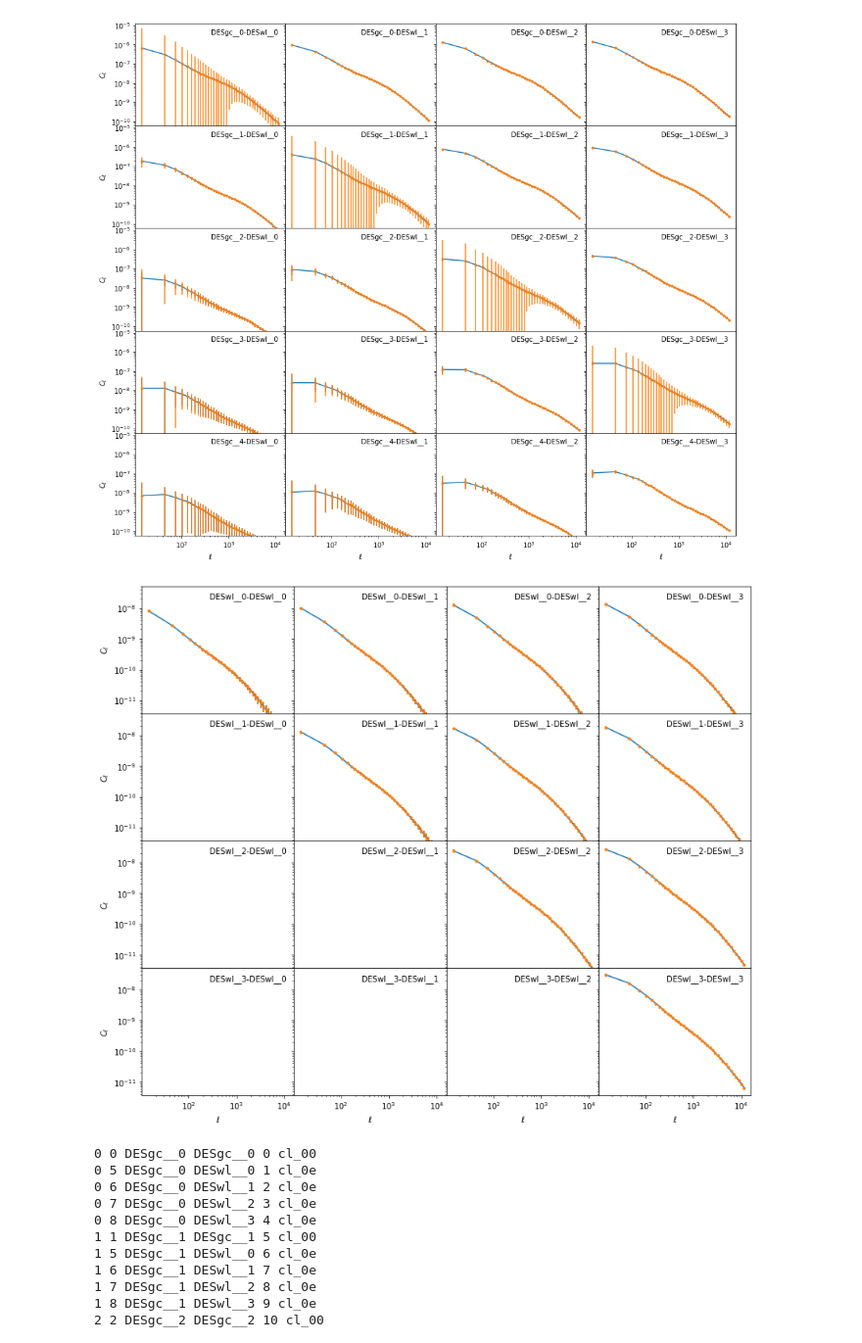
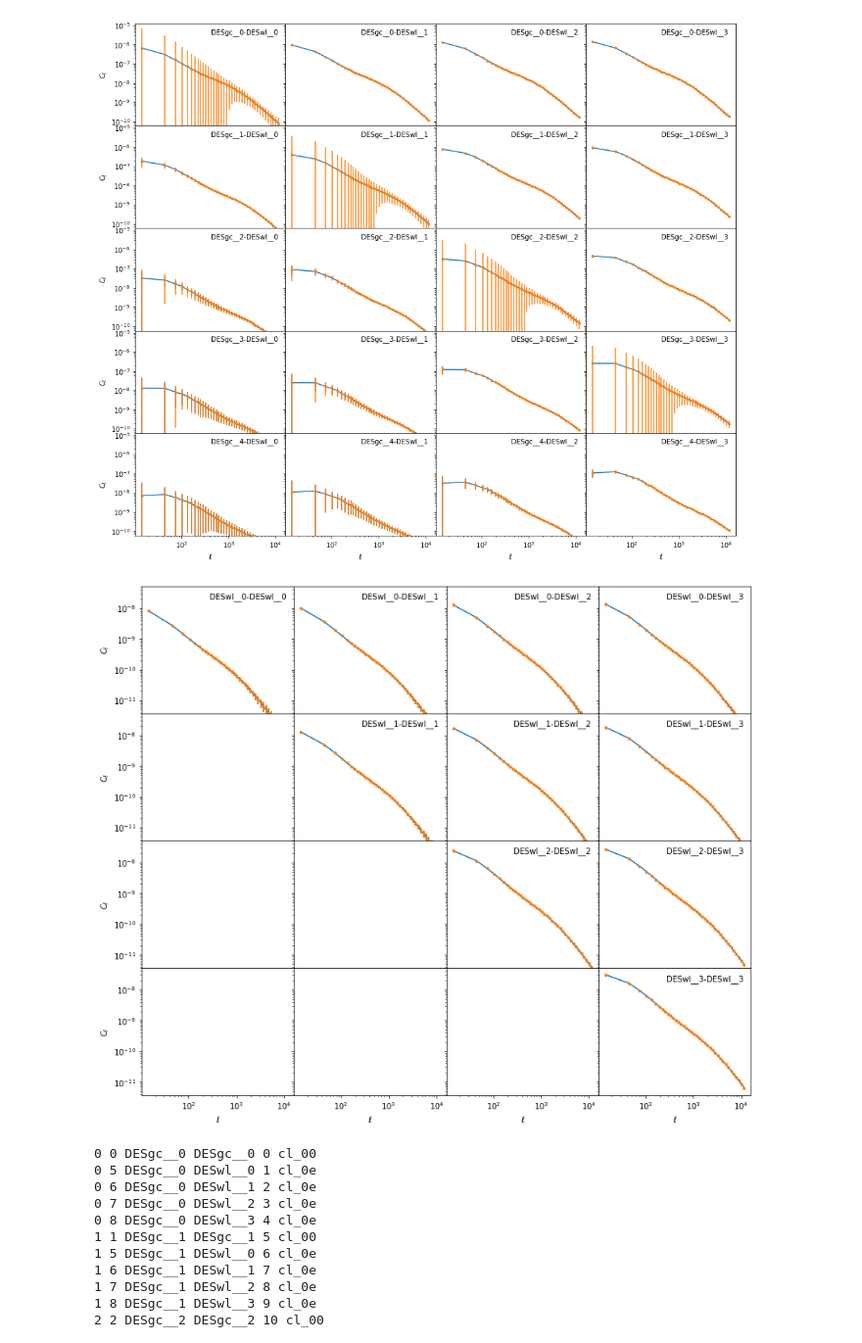
Before and after one commit to boryanah/simple_nz_marg, a Jupyter notebook: plot_sacc.ipynb, the cells around one changed output. Shown: that part at 98% size. Saved outputs shown, nothing was run; the diff lists cells and outputs as text; code cells hidden in the pictures.

```diff
--- a/plot_sacc.ipynb
+++ b/plot_sacc.ipynb
@@ -22,5 +22,6 @@ cov_extra_derfrac0.10.npy*       t_derfrac1.00.npy*
 # s = sacc.Sacc.load_fits('/users/boryanah/repos/xCell-likelihoods/simple_marginalization/data/cls_covG_lsst.fits')
 # covG = np.load('/users/boryanah/repos/xCell-likelihoods/simple_marginalization/data/lsst_cov_G.npy')
 s = sacc.Sacc.load_fits('data/cls_covG_lsst.fits')
-covG = np.load('data/lsst_cov_G.npy')
-covG_rsh = covG.reshape(s.covariance.dense.shape)
+covG_rsh = np.load('data/lsst_cov_G.npy')
+# covSSC = np.load('data/lsst_cov_extra.npy')
+# covG = covG.reshape(s.covariance.dense.shape)
@@ -44,6 +41,7 @@ for i in range(5):
     cov = covG_rsh[ind][:, ind]
     ax[i].errorbar(ell, cl, yerr=np.sqrt(np.diag(cov)), fmt='.')
 
+    assert np.any(cov)
     ax[i].set_xlabel('$\ell$')
     ax[i].text(0.95, 0.95, f'{tr1}-{tr2}', horizontalalignment='right',
      verticalalignment='top', transform=ax[i].transAxes)
@@ -67,6 +65,8 @@ for i in range(5):
         cov = covG_rsh[ind][:, ind]
         ax[i, j].errorbar(ell, cl, yerr=np.sqrt(np.diag(cov)), fmt='.')
 
+        assert np.any(cov)
+
         ax[i, j].text(0.95, 0.95, f'{tr1}-{tr2}', horizontalalignment='right',
          verticalalignment='top', transform=ax[i, j].transAxes)
         ax[-1, j].set_xlabel('$\ell$')
@@ -82,29 +82,32 @@ plt.close()
 # %%
 # wl-wl
 f, ax = plt.subplots(4, 4, figsize=(14, 12), sharex=True, gridspec_kw={'wspace':0, 'hspace': 0}, sharey=True)
 for i in range(4):
     tr1 = f'DESwl__{i}'
-    for j in range(4):
+    for j in range(i, 4):
         tr2 = f'DESwl__{j}'
         ell, cl, cov, ind = s.get_ell_cl('cl_ee', tr1, tr2, return_cov=True, return_ind=True)
+
         ax[i, j].errorbar(ell, cl, yerr=np.sqrt(np.diag(cov)))
 
         cov = covG_rsh[ind][:, ind]
         ax[i, j].errorbar(ell, cl, yerr=np.sqrt(np.diag(cov)), fmt='.')
+
+        assert np.any(cov)
 
         ax[i, j].text(0.95, 0.95, f'{tr1}-{tr2}', horizontalalignment='right',
          verticalalignment='top', transform=ax[i, j].transAxes)
         ax[-1, j].set_xlabel('$\ell$')
 
     ax[i, 0].set_ylabel('$C_\ell$')
 
 ax[0, 0].set_yscale('log')
 ax[0, 0].set_xscale('log')
 
 plt.show()
 plt.close()
 # %% [output]
-[figure, old version]
+[figure, new version]
 # %%
 # Using final_gen_lsst.py functions
 
```
Also changed, not shown: parts of 1 cell of this notebook.
